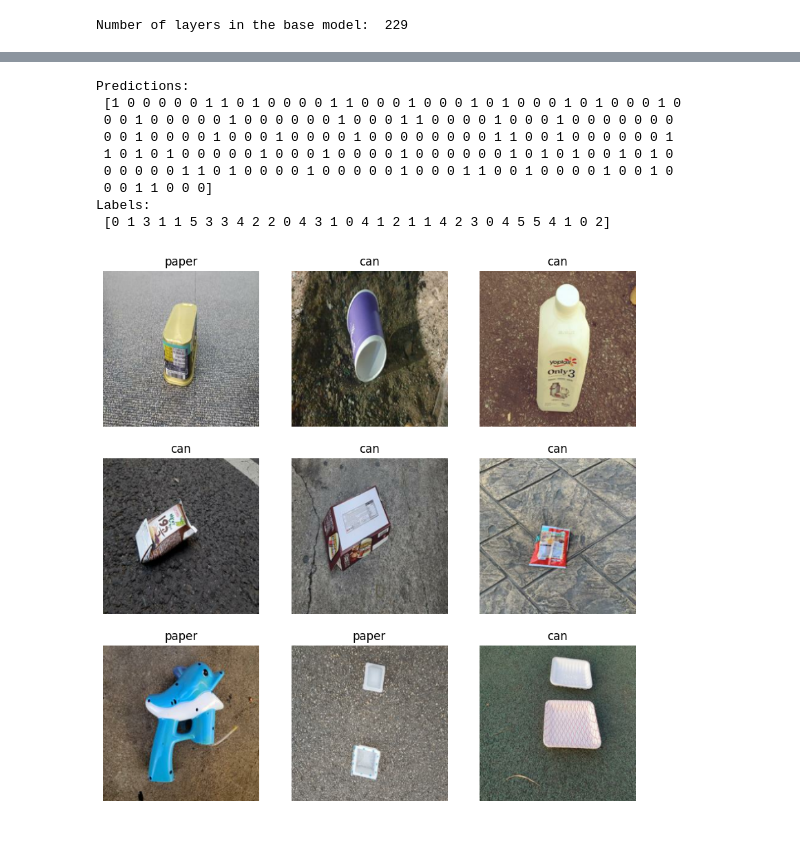
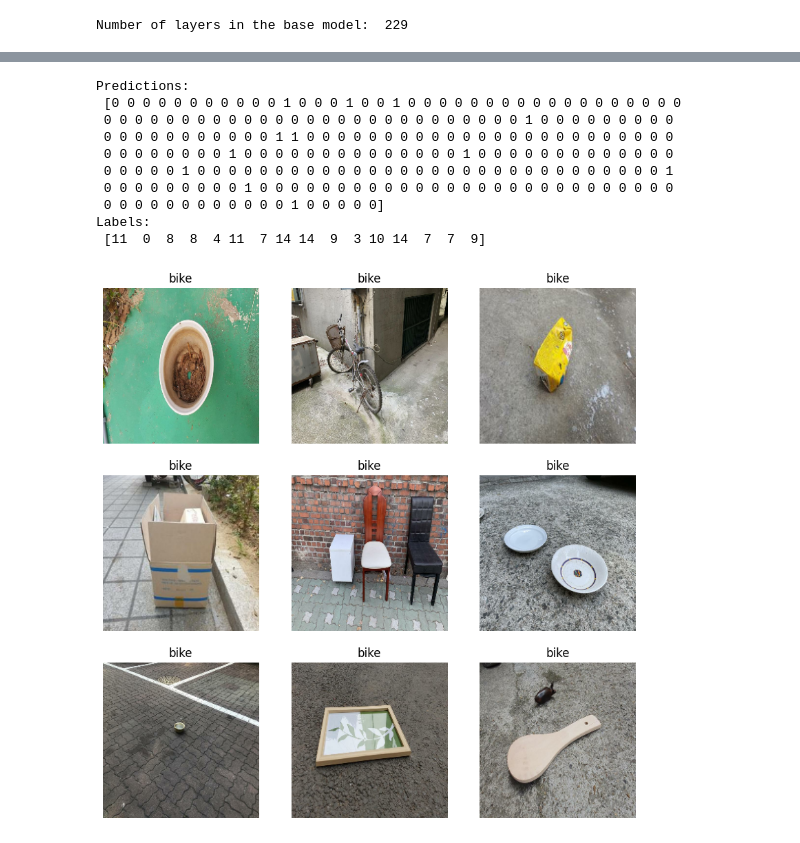
Before and after one commit to yu828282/multicampus, a Jupyter notebook: mobilenet_v3_small.ipynb, the cells around one changed output, grey strips where cells are left out. Saved outputs shown, nothing was run; the diff lists cells and outputs as text; code cells hidden in the pictures.

```diff
--- a/mobilenet_v3_small.ipynb
+++ b/mobilenet_v3_small.ipynb
@@ -45,19 +34,26 @@ splitfolders.ratio('/content/data', output="/content/data_new", seed=77, ratio=(
 # %%
 train_dir = '/content/data_new/train/'
 val_dir = '/content/data_new/val/'
+test_dir = '/content/data_new/test/'
 
-batch_size = 32
+batch_size = 16
 IMG_SIZE = (224, 224)
 
 train_dataset = tf.keras.utils.image_dataset_from_directory(
   train_dir,
-  seed=123,
+  #seed=123,
   image_size= IMG_SIZE,
   batch_size=batch_size)
 
 validation_dataset = tf.keras.utils.image_dataset_from_directory(
   val_dir,
-  seed=123,
+  #seed=123,
+  image_size=IMG_SIZE,
+  batch_size=batch_size)
+
+test_dataset = tf.keras.utils.image_dataset_from_directory(
+  test_dir,
+  #seed=123,
   image_size=IMG_SIZE,
   batch_size=batch_size)
 
@@ -83,9 +80,11 @@ AUTOTUNE = tf.data.AUTOTUNE  # buffered prefecthing을 사용해 I/O에 막힘
 
 train_dataset = train_dataset.prefetch(buffer_size=AUTOTUNE)
 validation_dataset = validation_dataset.prefetch(buffer_size=AUTOTUNE)
+test_dataset = test_dataset.prefetch(buffer_size=AUTOTUNE)
 # %%
 data_augmentation = tf.keras.Sequential([ #data augmentation ->  model.fit에만 적용
-  tf.keras.layers.RandomFlip('horizontal'),
+  tf.keras.layers.RandomCrop(224,224),
+  tf.keras.layers.RandomFlip("horizontal_and_vertical"),
   tf.keras.layers.RandomRotation(0.2),
 ])
 
@@ -93,11 +92,12 @@ preprocess_input = tf.keras.applications.mobilenet_v3.preprocess_input # 모델
 
 rescale = tf.keras.layers.Rescaling(1./127.5, offset=-1) # 픽셀 값을 [0, 255]에서 [-1, 1]로 다시 조정
 
+
 IMG_SHAPE = IMG_SIZE + (3,)
 base_model = tf.keras.applications.MobileNetV3Small(input_shape=IMG_SHAPE,
                                                include_top=False, # 맨 위 분류층 제외
                                                weights='imagenet')
- # 160x160x3 이미지를 (배치사이즈, 5x5x1280)의 특징 블록으로 변환
+ # 이미지를 특징 블록으로 변환
 image_batch, label_batch = next(iter(train_dataset))
 feature_batch = base_model(image_batch)
 
@@ -105,10 +105,10 @@ base_model.trainable = False # 주어진 레이어의 가중치가 훈련 중에
 
 global_average_layer = tf.keras.layers.GlobalAveragePooling2D() # 아웃풋에 풀링을 적용, 5x5 공간 위치에 대한 평균을 구하기
 feature_batch_average = global_average_layer(feature_batch)
-print(feature_batch_average.shape) #(32 , 1280)
+print(feature_batch_average.shape) #  공간 위치에 대한 평균을 구하기
 
 prediction_layer = tf.keras.layers.Dense(num_classes) # 특성을 이미지당 단일 예측으로 변환
-prediction_batch = prediction_layer(feature_batch_average) # prediction_batch  = (32 , 1)
+prediction_batch = prediction_layer(feature_batch_average) #
 base_model.summary() # 기존 구조 확인
 # %% [output]
 Downloading data from https://storage.googleapis.com/tensorflow/keras-applications/mobilenet_v3/weights_mobilenet_v3_small_224_1.0_float_no_top_v2.h5
@@ -324,30 +330,30 @@ plt.show()
 # %%
-image_batch, label_batch = validation_dataset.as_numpy_iterator().next()
+image_batch, label_batch = test_dataset.as_numpy_iterator().next()
 predictions = model.predict_on_batch(image_batch).flatten()
 
-# Apply a sigmoid since our model returns logits
 predictions = tf.nn.sigmoid(predictions)
 predictions = tf.where(predictions < 0.5, 0, 1)
 
 print('Predictions:\n', predictions.numpy())
 print('Labels:\n', label_batch)
 
 plt.figure(figsize=(10, 10))
 for i in range(9):
   ax = plt.subplot(3, 3, i + 1)
   plt.imshow(image_batch[i].astype("uint8"))
   plt.title(class_names[predictions[i]])
   plt.axis("off")
 # %% [output]
 Predictions:
- [1 0 0 0 0 0 1 1 0 1 0 0 0 0 1 1 0 0 0 1 0 0 0 1 0 1 0 0 0 1 0 1 0 0 0 1 0
- 0 0 1 0 0 0 0 0 1 0 0 0 0 0 0 1 0 0 0 1 1 0 0 0 0 1 0 0 0 1 0 0 0 0 0 0 0
- 0 0 1 0 0 0 0 1 0 0 0 1 0 0 0 0 1 0 0 0 0 0 0 0 0 1 1 0 0 1 0 0 0 0 0 0 1
- 1 0 1 0 1 0 0 0 0 0 1 0 0 0 1 0 0 0 0 1 0 0 0 0 0 0 1 0 1 0 1 0 0 1 0 1 0
- 0 0 0 0 0 1 1 0 1 0 0 0 0 1 0 0 0 0 0 1 0 0 0 1 1 0 0 1 0 0 0 0 1 0 0 1 0
- 0 0 1 1 0 0 0]
+ [0 0 0 0 0 0 0 0 0 0 0 1 0 0 0 1 0 0 1 0 0 0 0 0 0 0 0 0 0 0 0 0 0 0 0 0 0
+ 0 0 0 0 0 0 0 0 0 0 0 0 0 0 0 0 0 0 0 0 0 0 0 0 0 0 0 1 0 0 0 0 0 0 0 0 0
+ 0 0 0 0 0 0 0 0 0 0 0 1 1 0 0 0 0 0 0 0 0 0 0 0 0 0 0 0 0 0 0 0 0 0 0 0 0
+ 0 0 0 0 0 0 0 0 1 0 0 0 0 0 0 0 0 0 0 0 0 0 0 1 0 0 0 0 0 0 0 0 0 0 0 0 0
+ 0 0 0 0 0 1 0 0 0 0 0 0 0 0 0 0 0 0 0 0 0 0 0 0 0 0 0 0 0 0 0 0 0 0 0 0 1
+ 0 0 0 0 0 0 0 0 0 1 0 0 0 0 0 0 0 0 0 0 0 0 0 0 0 0 0 0 0 0 0 0 0 0 0 0 0
+ 0 0 0 0 0 0 0 0 0 0 0 0 1 0 0 0 0 0]
 Labels:
- [0 1 3 1 1 5 3 3 4 2 2 0 4 3 1 0 4 1 2 1 1 4 2 3 0 4 5 5 4 1 0 2]
+ [11  0  8  8  4 11  7 14 14  9  3 10 14  7  7  9]
-[figure, old version]
+[figure, new version]
 # %%
 model.save('model.h5') # 모델 통채로 저장
```
Also changed, not shown: parts of 15 cells of this notebook.
